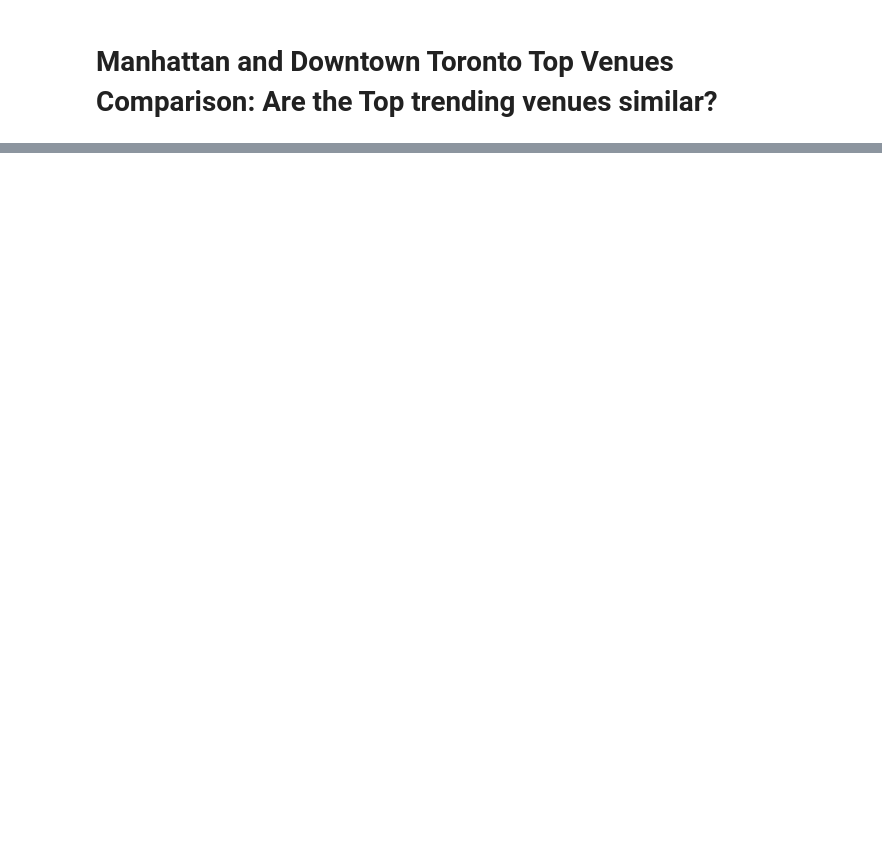
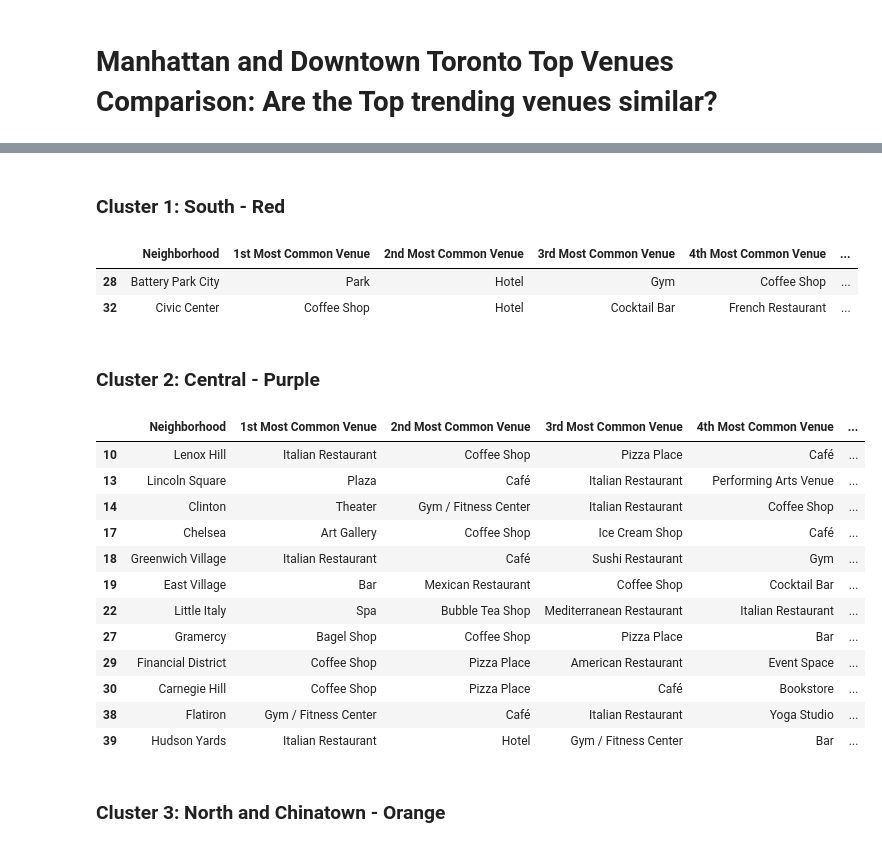
Before and after one commit to Micongia91/Coursera_Capstone, a Jupyter notebook: Coursera Capstone.ipynb, the cells around one changed output, grey strips where cells are left out. Cells and saved outputs as stored; diff of their text form; code cells hidden in the pictures; blank space fills up the shorter version.

Commit message:
Published from Watson Studio.

```diff
--- a/Coursera Capstone.ipynb
+++ b/Coursera Capstone.ipynb
@@ -200,0 +459,37 @@ VERSION = '20180604'
+# %%
+# Clusters in Manhattan
+Manhattan_grouped_clustering = Manhattan_grouped.drop('Neighborhood', 1)
+kmeans_M = KMeans(n_clusters=kclusters, random_state=0).fit(Manhattan_grouped_clustering)
+kmeans_M.labels_[0:10]
+
+# Add Cluster Labels
+Manhattan_venues_sorted.insert(0, 'Cluster Labels', kmeans_M.labels_)
+
+# Merge Clusters with top venues
+Manhattan_merged = Manhattan
+Manhattan_merged = Manhattan_merged.join(Manhattan_venues_sorted.set_index('Neighborhood'), on='Neighborhood')
+
+Manhattan_merged.dropna(axis=0, inplace=True)
+Manhattan_merged['Cluster Labels'] = Manhattan_merged['Cluster Labels'].astype('int32')
+
+#Map Clusters
+map_Manhattan_clusters = folium.Map(location=[40.78343, -73.96625], zoom_start=11)
+x = np.arange(kclusters)
+ys = [i + x + (i*x)**2 for i in range(kclusters)]
+colors_array = cm.rainbow(np.linspace(0, 1, len(ys)))
+rainbow = [colors.rgb2hex(i) for i in colors_array]
+
+
+markers_colors = []
+for lat, lon, poi, cluster in zip(Manhattan_merged['Latitude'], Manhattan_merged['Longitude'], Manhattan_merged['Neighborhood'], Manhattan_merged['Cluster Labels']):
+    label = folium.Popup(str(poi) + ' Cluster ' + str(cluster), parse_html=True)
+    folium.CircleMarker(
+        [lat, lon],
+        radius=5,
+        popup=label,
+        color=rainbow[cluster-1],
+        fill=True,
+        fill_color=rainbow[cluster-1],
+        fill_opacity=0.7).add_to(map_Manhattan_clusters)
+
+map_Manhattan_clusters
@@ -200,0 +498,30 @@ VERSION = '20180604'
+# %% [markdown]
+### Cluster 1: South - Red
+# %%
+South = Manhattan_merged.loc[Manhattan_merged['Cluster Labels'] == 0, Manhattan_merged.columns[[1] + list(range(5, Manhattan_merged.shape[1]))]]
+South
+# %% [output]
+|  | Neighborhood | 1st Most Common Venue | 2nd Most Common Venue | 3rd Most Common Venue | 4th Most Common Venue | ... |
+| 28 | Battery Park City | Park | Hotel | Gym | Coffee Shop | ... |
+| 32 | Civic Center | Coffee Shop | Hotel | Cocktail Bar | French Restaurant | ... |
+# %% [markdown]
+### Cluster 2: Central - Purple
+# %%
+Central = Manhattan_merged.loc[Manhattan_merged['Cluster Labels'] == 1, Manhattan_merged.columns[[1] + list(range(5, Manhattan_merged.shape[1]))]]
+Central
+# %% [output]
+|  | Neighborhood | 1st Most Common Venue | 2nd Most Common Venue | 3rd Most Common Venue | 4th Most Common Venue | ... |
+| 10 | Lenox Hill | Italian Restaurant | Coffee Shop | Pizza Place | Café | ... |
+| 13 | Lincoln Square | Plaza | Café | Italian Restaurant | Performing Arts Venue | ... |
+| 14 | Clinton | Theater | Gym / Fitness Center | Italian Restaurant | Coffee Shop | ... |
+| 17 | Chelsea | Art Gallery | Coffee Shop | Ice Cream Shop | Café | ... |
+| 18 | Greenwich Village | Italian Restaurant | Café | Sushi Restaurant | Gym | ... |
+| 19 | East Village | Bar | Mexican Restaurant | Coffee Shop | Cocktail Bar | ... |
+| 22 | Little Italy | Spa | Bubble Tea Shop | Mediterranean Restaurant | Italian Restaurant | ... |
+| 27 | Gramercy | Bagel Shop | Coffee Shop | Pizza Place | Bar | ... |
+| 29 | Financial District | Coffee Shop | Pizza Place | American Restaurant | Event Space | ... |
+| 30 | Carnegie Hill | Coffee Shop | Pizza Place | Café | Bookstore | ... |
+| 38 | Flatiron | Gym / Fitness Center | Café | Italian Restaurant | Yoga Studio | ... |
+| 39 | Hudson Yards | Italian Restaurant | Hotel | Gym / Fitness Center | Bar | ... |
+# %% [markdown]
+### Cluster 3: North and Chinatown - Orange
```
Also changed, not shown: parts of 58 cells of this notebook.
